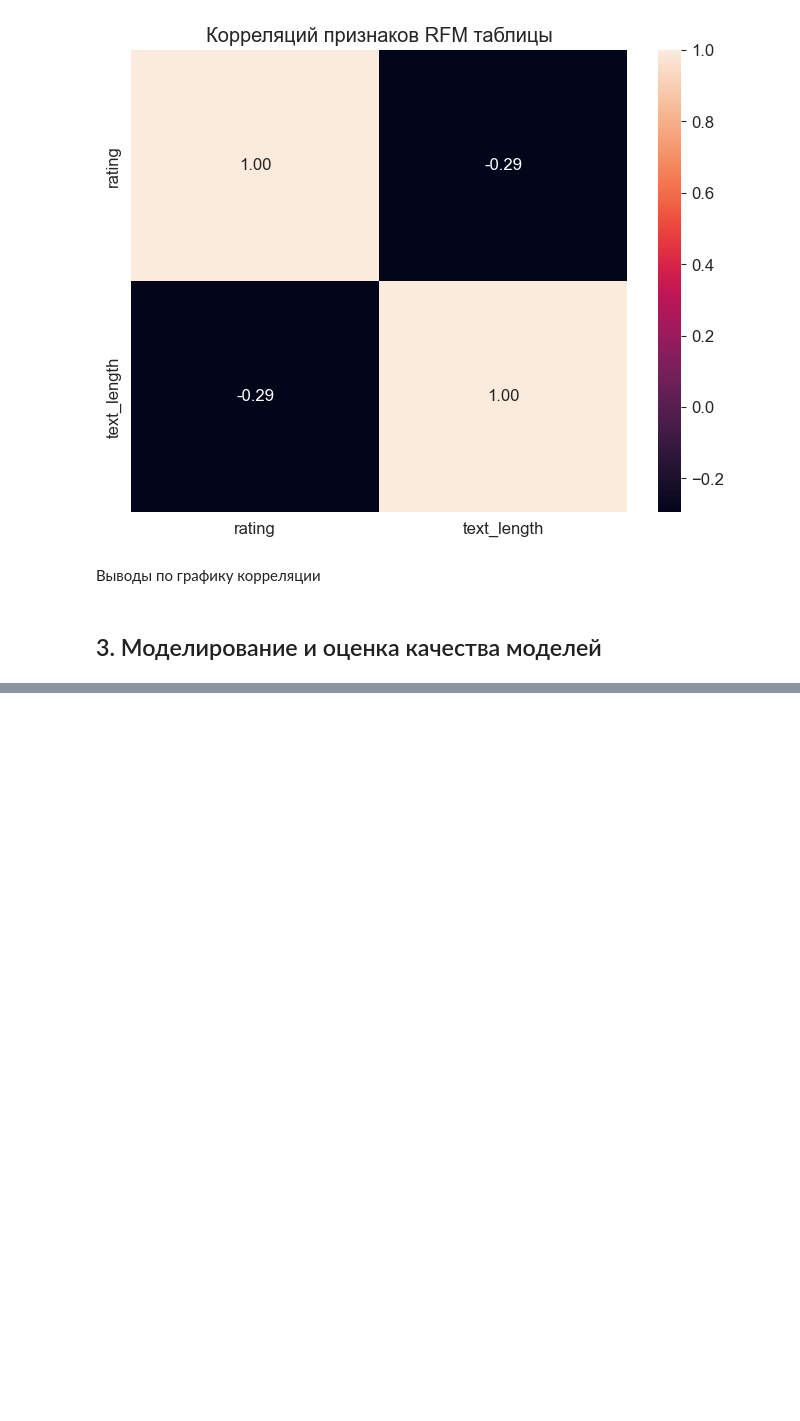
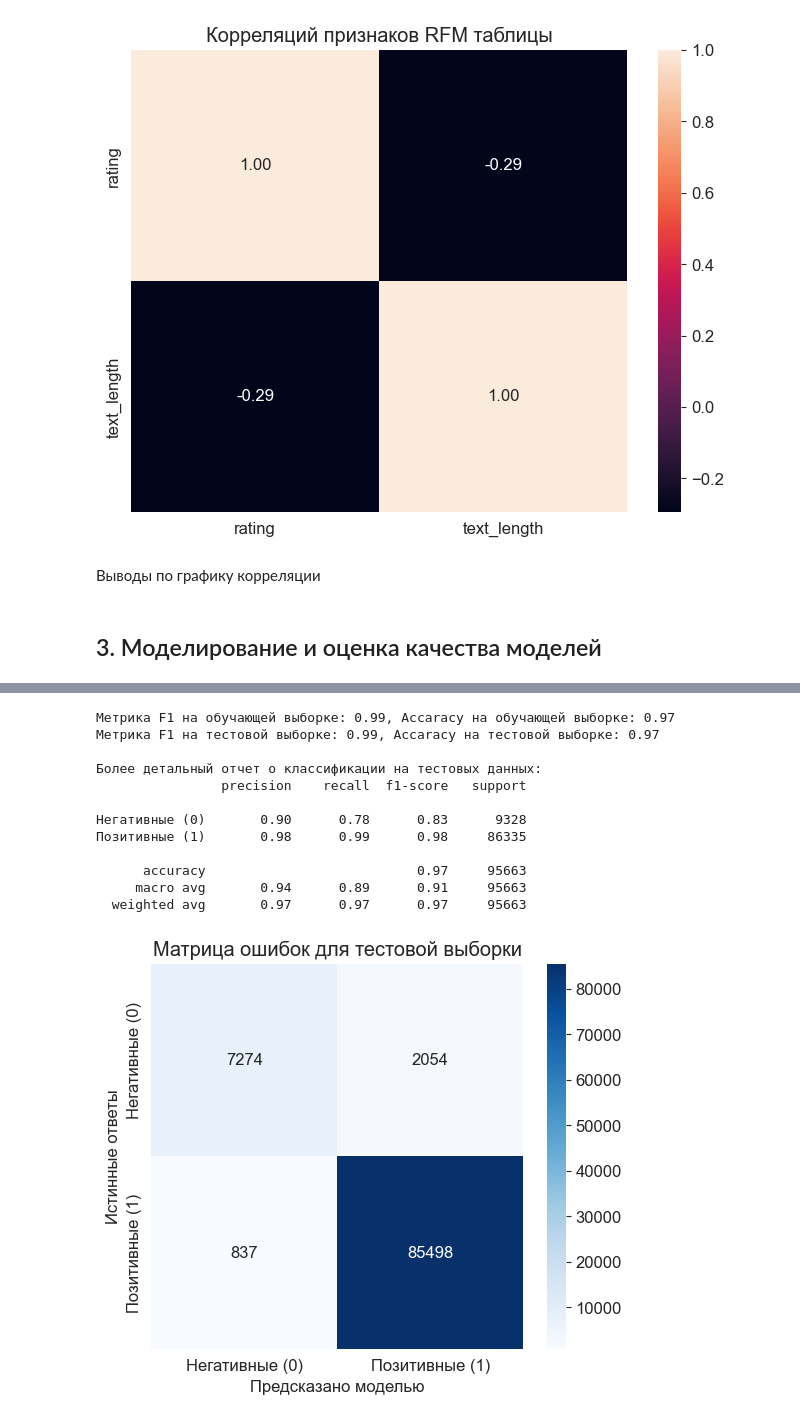
Before and after one commit to sibainu2010/skillfactory_ds, a Jupyter notebook: project_6/project_6.ipynb, the cells around one changed output, grey strips where cells are left out. Saved outputs shown, nothing was run; the diff lists cells and outputs as text; code cells hidden in the pictures; blank space fills up the shorter version.

```diff
--- a/project_6/project_6.ipynb
+++ b/project_6/project_6.ipynb
@@ -464,3 +485,5 @@ plt.show()
 Выводы по графику корреляции
 # %% [markdown]
 ## 3. Моделирование и оценка качества моделей
+# %%
+morph = pymorphy3.MorphAnalyzer()
@@ -466,0 +528,18 @@ plt.show()
+# %%
+from sklearn.linear_model import LogisticRegression
+from sklearn.model_selection import train_test_split
+from sklearn.pipeline import Pipeline
+from sklearn.feature_extraction.text import TfidfVectorizer
+from sklearn.metrics import accuracy_score, f1_score, classification_report, confusion_matrix
+
+X = result_data["clean_text"]
+y = result_data["rating"]
+
+X_train, X_test, y_train, y_test = train_test_split(X, y, test_size=0.2, stratify=y)
+
+print("Размерность выборок:")
+print(X_train.shape)
+print(y_train.shape)
+print(X_test.shape)
+print(y_test.shape)
+print(f"\nКлассы сбалансированы: {y_train.value_counts(normalize=True).round(2).to_dict()}")
@@ -466,0 +554,40 @@ plt.show()
+# %%
+pipeline = Pipeline([
+    ("tfidf", TfidfVectorizer(max_features=50000, ngram_range=(1, 2))),
+    ("lr", LogisticRegression(random_state=42, max_iter=1000, n_jobs=-1))
+])
+
+pipeline.fit(X_train, y_train)
+
+predict_train = pipeline.predict(X_train)
+predict_test = pipeline.predict(X_test)
+
+print(f"Метрика F1 на обучающей выборке: {f1_score(y_train, predict_train):.2f}, Accaracy на обучающей выборке: {accuracy_score(y_train, predict_train):.2f}")
+print(f"Метрика F1 на тестовой выборке: {f1_score(y_train, predict_train):.2f}, Accaracy на тестовой выборке: {accuracy_score(y_train, predict_train):.2f}")
+
+print("\nБолее детальный отчет о классификации на тестовых данных:")
+print(classification_report(y_test, predict_test, target_names=["Негативные (0)", "Позитивные (1)"]))
+
+cm = confusion_matrix(y_test, predict_test)
+plt.figure(figsize=(6, 5))
+sns.heatmap(cm, annot=True, xticklabels=["Негативные (0)", "Позитивные (1)"],
+            yticklabels=["Негативные (0)", "Позитивные (1)"],
+            fmt="d", cmap="Blues")
+plt.xlabel("Предсказано моделью")
+plt.ylabel("Истинные ответы")
+plt.title("Матрица ошибок для тестовой выборки")
+plt.show()
+# %% [output]
+Метрика F1 на обучающей выборке: 0.99, Accaracy на обучающей выборке: 0.97
+Метрика F1 на тестовой выборке: 0.99, Accaracy на тестовой выборке: 0.97
+
+Более детальный отчет о классификации на тестовых данных:
+                precision    recall  f1-score   support
+
+Негативные (0)       0.90      0.78      0.83      9328
+Позитивные (1)       0.98      0.99      0.98     86335
+
+      accuracy                           0.97     95663
+     macro avg       0.94      0.89      0.91     95663
+  weighted avg       0.97      0.97      0.97     95663
+[figure, added]
```
Also changed, not shown: parts of 13 cells of this notebook, 4 other files.
